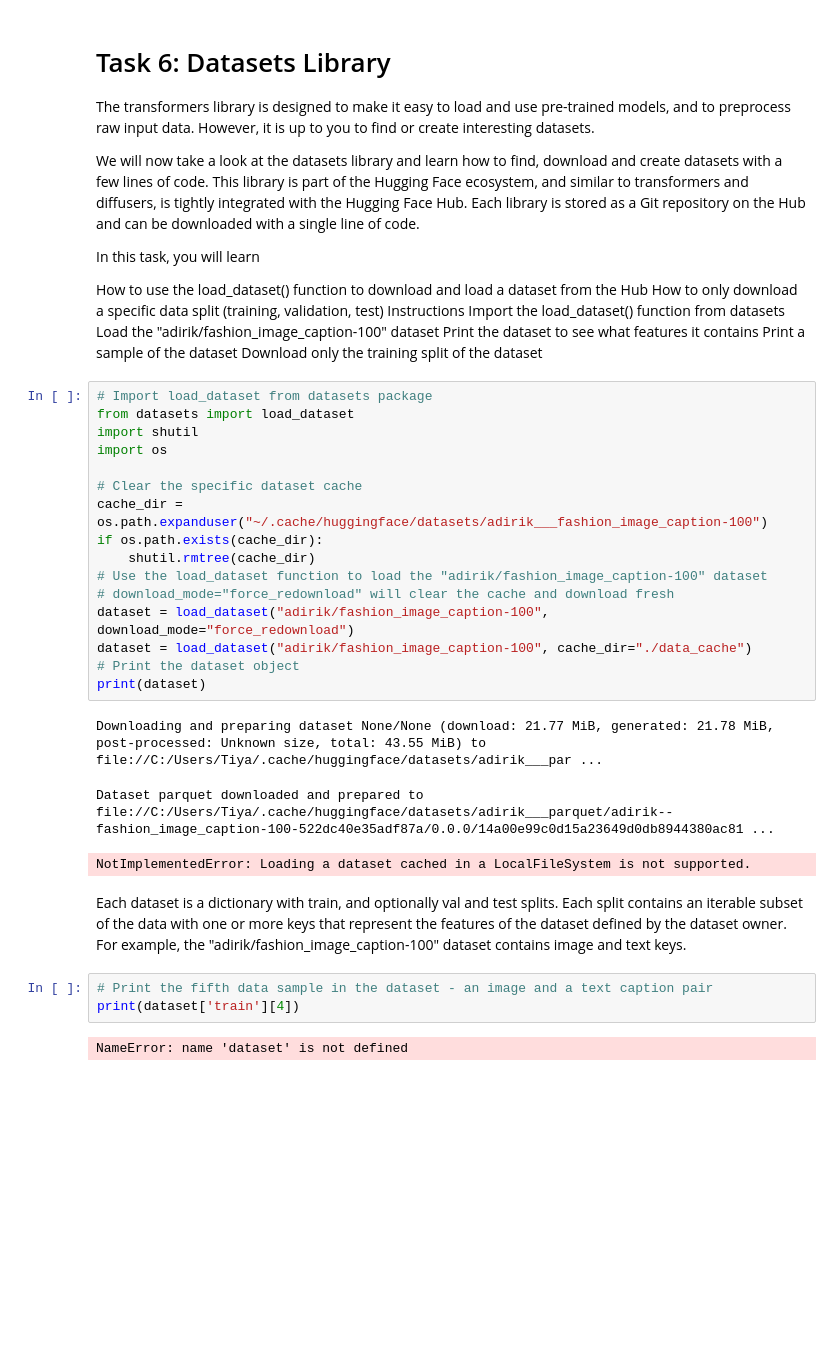
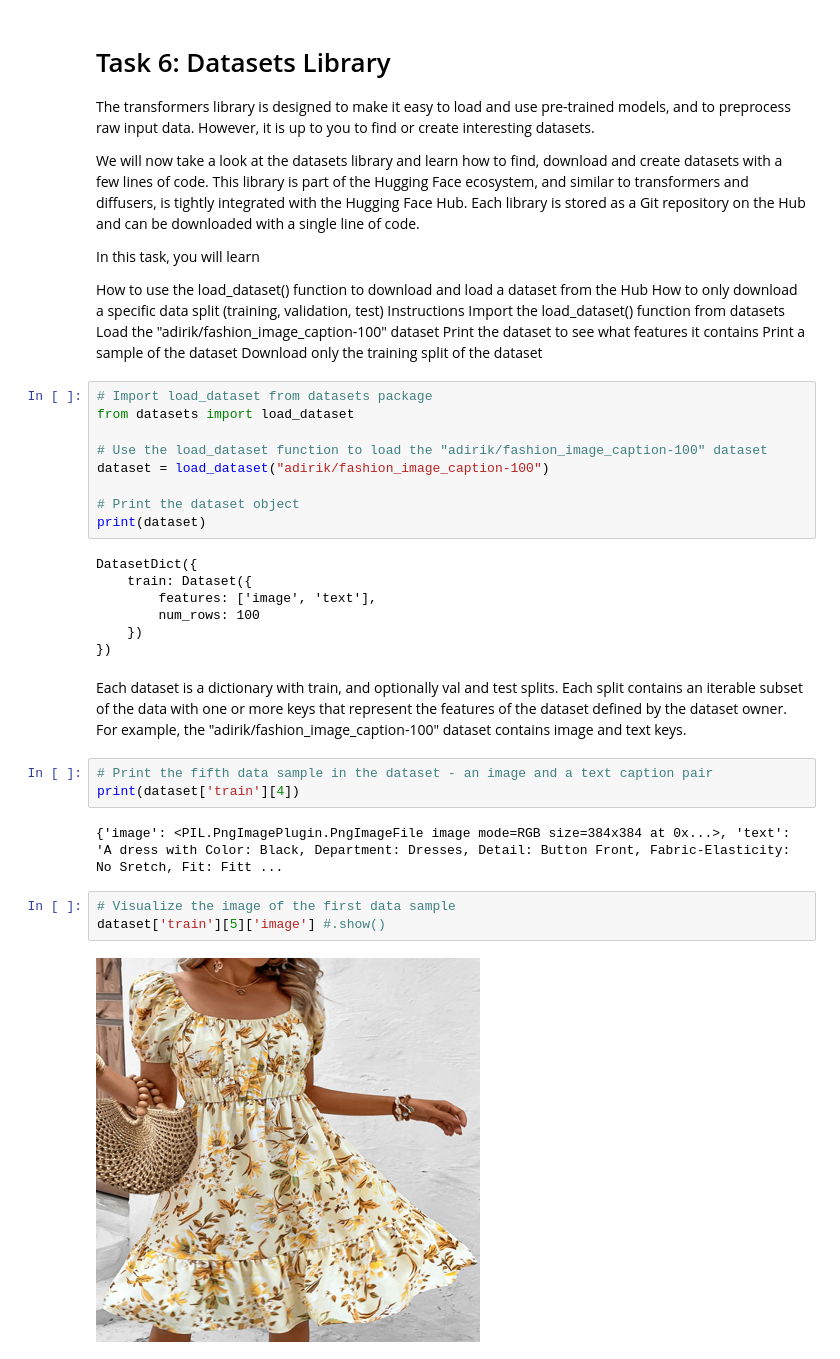
Before and after one commit to ThinkSike/HuggingFace-Contribution, a Jupyter notebook: UsingOSModels.ipynb, the cells around one changed output. Cells and saved outputs as stored; diff of their text form; blank space fills up the shorter version.

```diff
--- a/UsingOSModels.ipynb
+++ b/UsingOSModels.ipynb
@@ -245,27 +249,28 @@ Download only the training split of the dataset
 # %%
 # Import load_dataset from datasets package
 from datasets import load_dataset
-import shutil
-import os
 
-# Clear the specific dataset cache
-cache_dir = os.path.expanduser("~/.cache/huggingface/datasets/adirik___fashion_image_caption-100")
-if os.path.exists(cache_dir):
-    shutil.rmtree(cache_dir)
 # Use the load_dataset function to load the "adirik/fashion_image_caption-100" dataset
-# download_mode="force_redownload" will clear the cache and download fresh
-dataset = load_dataset("adirik/fashion_image_caption-100", download_mode="force_redownload")
-dataset = load_dataset("adirik/fashion_image_caption-100", cache_dir="./data_cache")
+dataset = load_dataset("adirik/fashion_image_caption-100")
+
 # Print the dataset object
 print(dataset)
 # %% [output]
-Downloading and preparing dataset None/None (download: 21.77 MiB, generated: 21.78 MiB, post-processed: Unknown size, total: 43.55 MiB) to file://C:/Users/Tiya/.cache/huggingface/datasets/adirik___par ...
+DatasetDict({
+    train: Dataset({
+        features: ['image', 'text'],
+        num_rows: 100
+    })
+})
-Dataset parquet downloaded and prepared to file://C:/Users/Tiya/.cache/huggingface/datasets/adirik___parquet/adirik--fashion_image_caption-100-522dc40e35adf87a/0.0.0/14a00e99c0d15a23649d0db8944380ac81 ...
-NotImplementedError: Loading a dataset cached in a LocalFileSystem is not supported.
 # %% [markdown]
 Each dataset is a dictionary with train, and optionally val and test splits. Each split contains an iterable subset of the data with one or more keys that represent the features of the dataset defined by the dataset owner. For example, the "adirik/fashion_image_caption-100" dataset contains image and text keys.
 # %%
 # Print the fifth data sample in the dataset - an image and a text caption pair
 print(dataset['train'][4])
 # %% [output]
-NameError: name 'dataset' is not defined
+{'image': <PIL.PngImagePlugin.PngImageFile image mode=RGB size=384x384 at 0x...>, 'text': 'A dress with Color: Black, Department: Dresses, Detail: Button Front, Fabric-Elasticity: No Sretch, Fit: Fitt ...
+# %%
+# Visualize the image of the first data sample
+dataset['train'][5]['image'] #.show()
+# %% [output]
+[figure, added]
```
Also changed, not shown: parts of 16 cells of this notebook.
